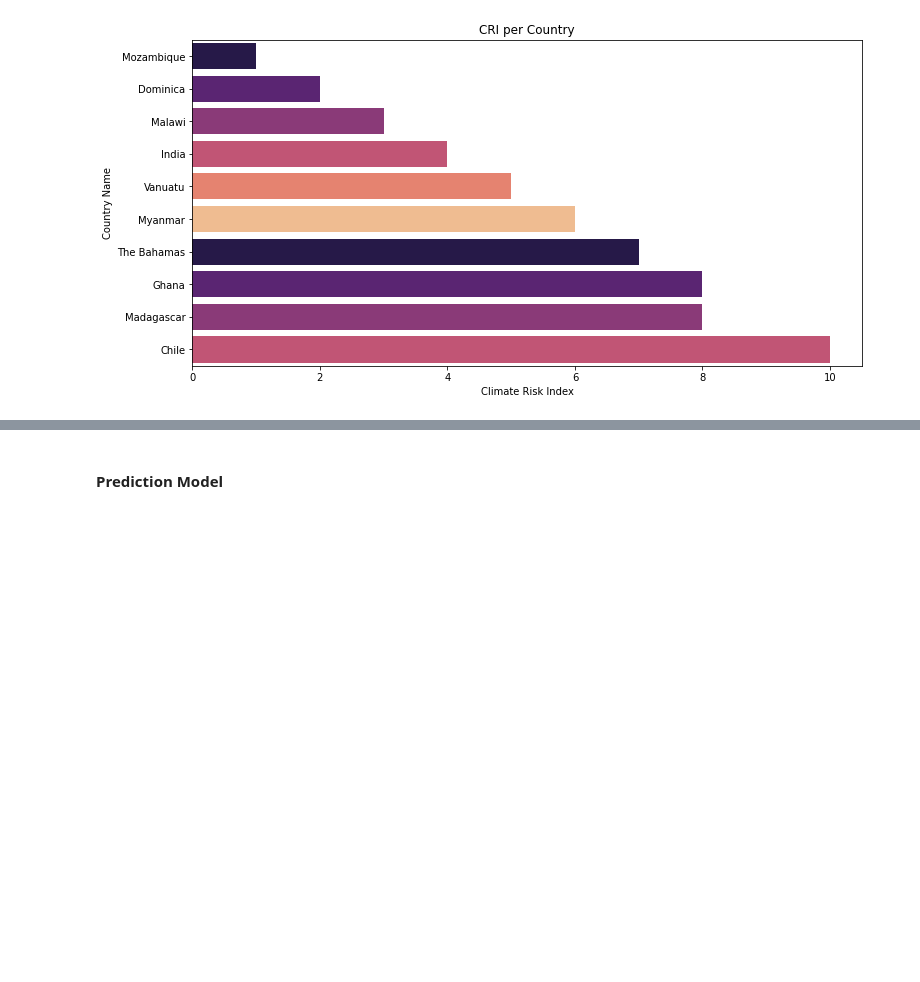
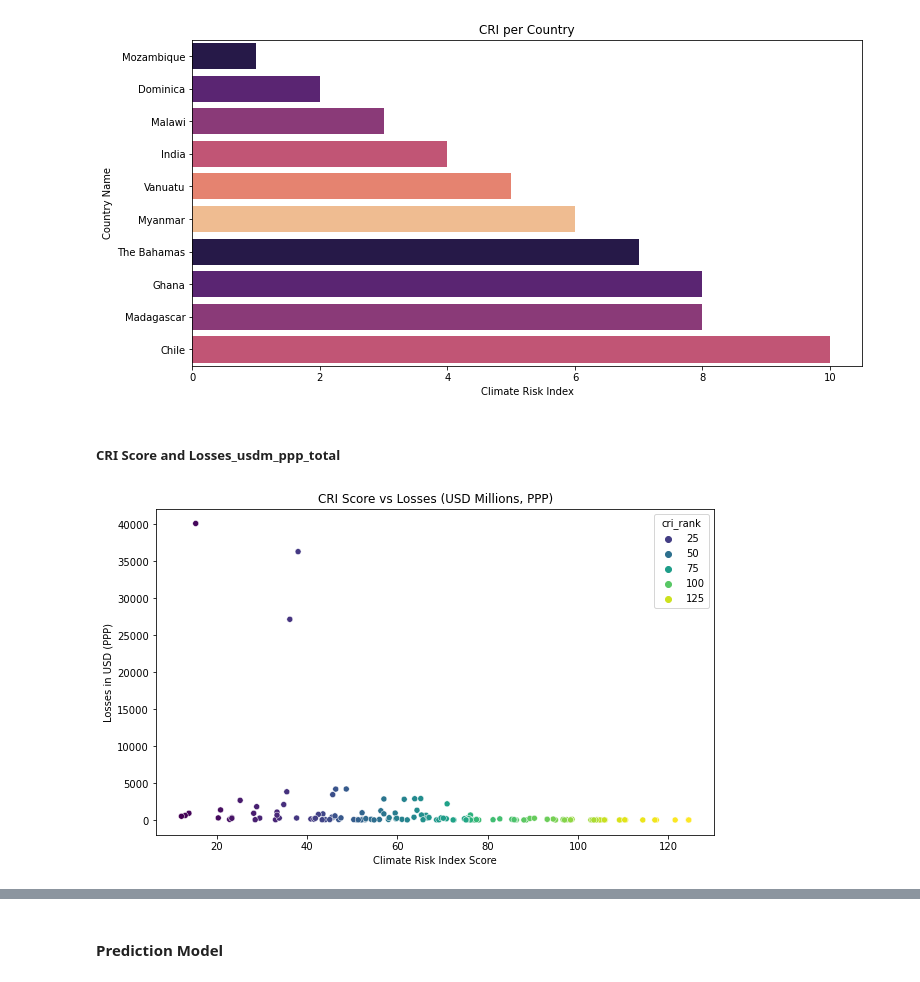
Before and after one commit to Angoye/Capstone-Project---Group-8, a Jupyter notebook: Notebooks/vivian.ipynb, the cells around one changed output, grey strips where cells are left out. Cells and saved outputs as stored; diff of their text form; code cells hidden in the pictures; blank space fills up the shorter version.

```diff
--- a/Notebooks/vivian.ipynb
+++ b/Notebooks/vivian.ipynb
@@ -226,3 +226,14 @@ plt.ylabel('Country Name')
 plt.show()
 # %% [output]
 [figure]
+# %% [markdown]
+##### CRI Score and Losses_usdm_ppp_total
+# %%
+plt.figure(figsize=(10, 6))
+sns.scatterplot(data=index_df, x='cri_score', y='losses_usdm_ppp_total', hue='cri_rank', palette='viridis')
+plt.title('CRI Score vs Losses (USD Millions, PPP)')
+plt.xlabel('Climate Risk Index Score')
+plt.ylabel('Losses in USD (PPP)')
+plt.show()
+# %% [output]
+[figure, added]
```
Also changed, not shown: parts of 2 cells of this notebook.
